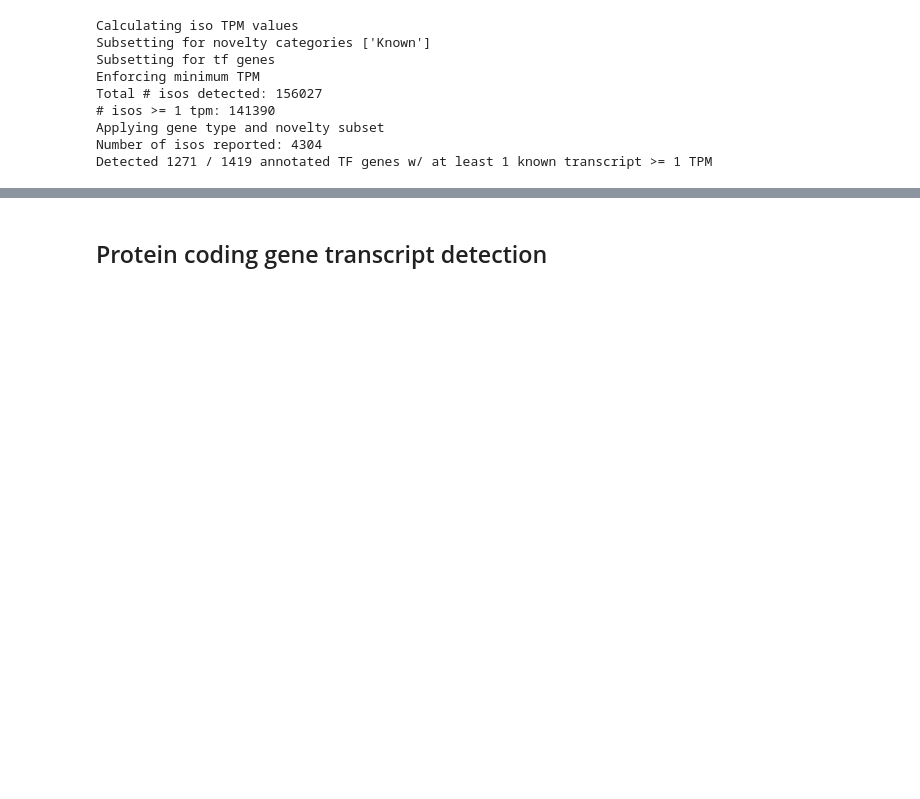
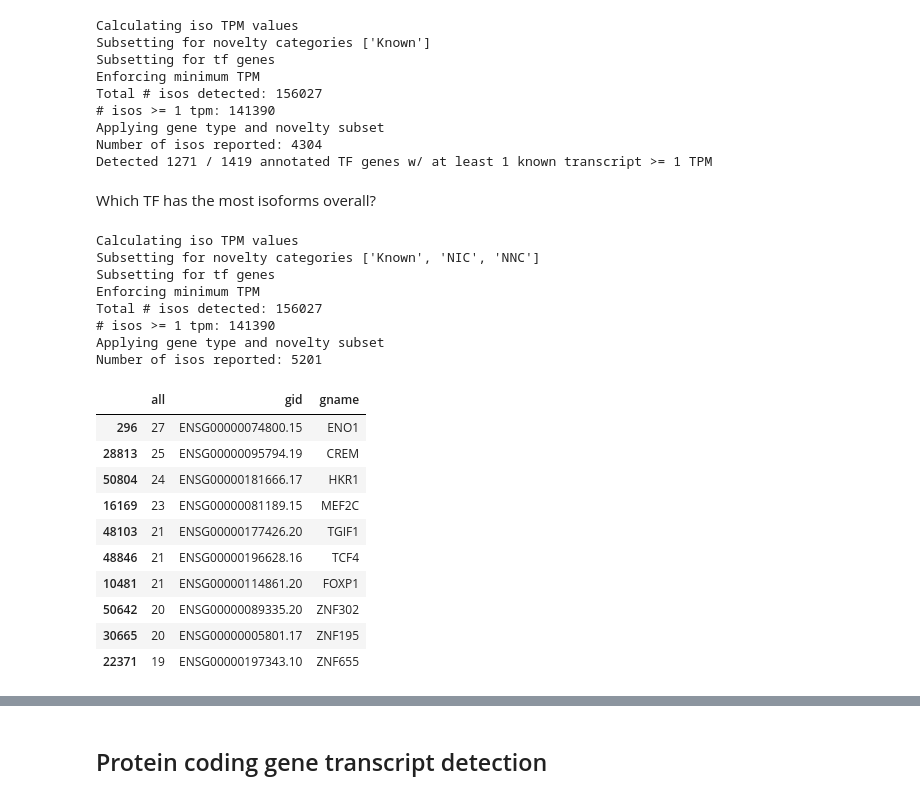
Before and after one commit to fairliereese/rnawg, a Jupyter notebook: lr_bulk/talon/iso_det.ipynb, the cells around one changed output, grey strips where cells are left out. Cells and saved outputs as stored; diff of their text form; code cells hidden in the pictures; blank space fills up the shorter version.

```diff
--- a/lr_bulk/talon/iso_det.ipynb
+++ b/lr_bulk/talon/iso_det.ipynb
@@ -81,3 +81,39 @@ Total # isos detected: 156027
 Applying gene type and novelty subset
 Number of isos reported: 4304
 Detected 1271 / 1419 annotated TF genes w/ at least 1 known transcript >= 1 TPM
+# %% [markdown]
+Which TF has the most isoforms overall?
+# %%
+df = pd.read_csv('human_talon_abundance_filtered.tsv', sep='\t')
+df = get_isos_per_gene(df,
+                       min_tpm=1,
+                       gene_subset='tf',
+                       groupby='all',
+                       nov=['Known', 'NIC', 'NNC'])
+gene_df, _, _ = get_gtf_info(how='gene')
+df = df.merge(gene_df[['gid', 'gname']],
+              how='left',
+              left_index=True,
+              right_on='gid')
+df = df.sort_values(by='all', ascending=False)
+df.head(10)
+# %% [output]
+Calculating iso TPM values
+Subsetting for novelty categories ['Known', 'NIC', 'NNC']
+Subsetting for tf genes
+Enforcing minimum TPM
+Total # isos detected: 156027
+# isos >= 1 tpm: 141390
+Applying gene type and novelty subset
+Number of isos reported: 5201
+|  | all | gid | gname |
+| 296 | 27 | ENSG00000074800.15 | ENO1 |
+| 28813 | 25 | ENSG00000095794.19 | CREM |
+| 50804 | 24 | ENSG00000181666.17 | HKR1 |
+| 16169 | 23 | ENSG00000081189.15 | MEF2C |
+| 48103 | 21 | ENSG00000177426.20 | TGIF1 |
+| 48846 | 21 | ENSG00000196628.16 | TCF4 |
+| 10481 | 21 | ENSG00000114861.20 | FOXP1 |
+| 50642 | 20 | ENSG00000089335.20 | ZNF302 |
+| 30665 | 20 | ENSG00000005801.17 | ZNF195 |
+| 22371 | 19 | ENSG00000197343.10 | ZNF655 |
```
Also changed, not shown: parts of 22 cells of this notebook, 38 other files.
